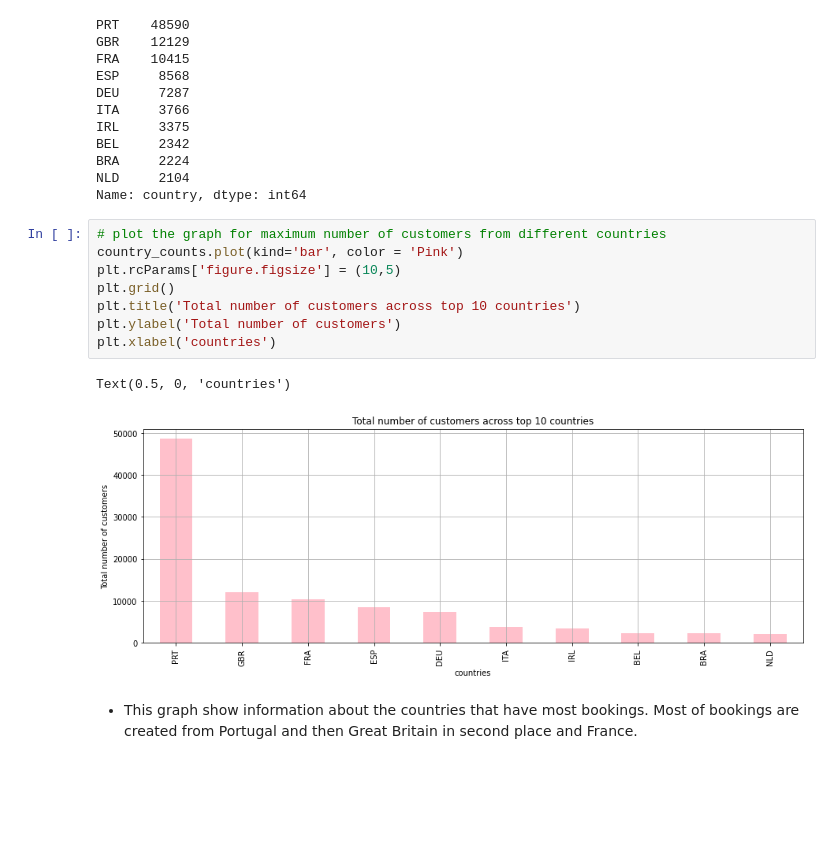
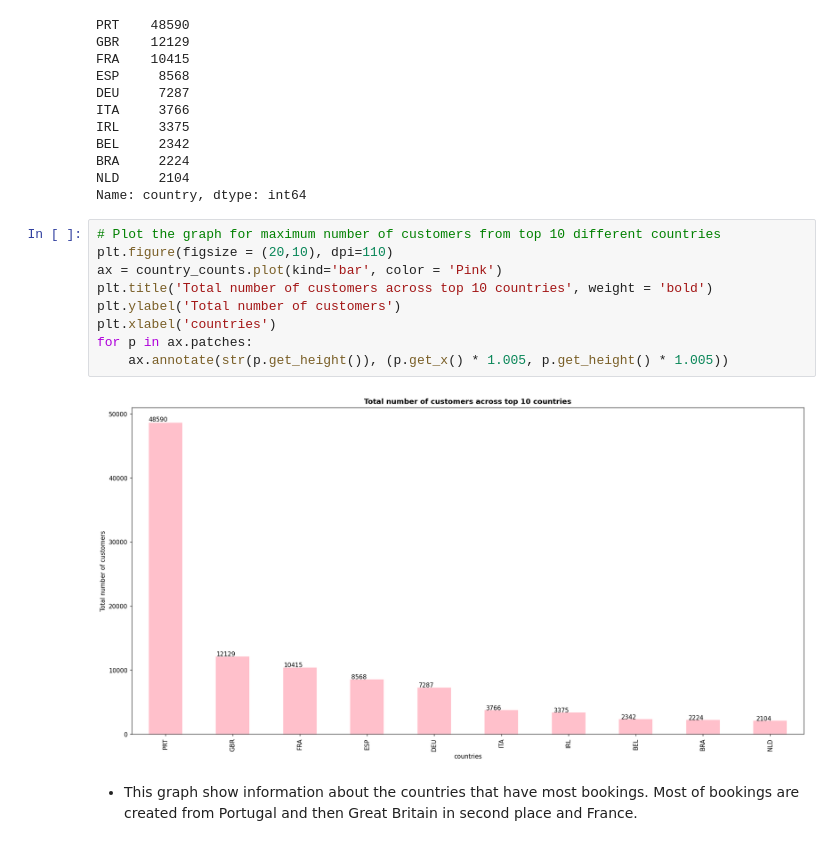
Before and after one commit to Animesh227/Hotel-Booking-Analysis, a Jupyter notebook: Hotel_Booking_Analysis_Capstone_Project_Animesh_Chakraborty.ipynb, the cells around one changed output. Cells and saved outputs as stored; diff of their text form; blank space fills up the shorter version.

```diff
--- a/Hotel_Booking_Analysis_Capstone_Project_Animesh_Chakraborty.ipynb
+++ b/Hotel_Booking_Analysis_Capstone_Project_Animesh_Chakraborty.ipynb
@@ -482,16 +709,16 @@ BRA     2224
 NLD     2104
 Name: country, dtype: int64
 # %%
-# plot the graph for maximum number of customers from different countries
-country_counts.plot(kind='bar', color = 'Pink')
-plt.rcParams['figure.figsize'] = (10,5)
-plt.grid()
-plt.title('Total number of customers across top 10 countries')
+# Plot the graph for maximum number of customers from top 10 different countries
+plt.figure(figsize = (20,10), dpi=110)
+ax = country_counts.plot(kind='bar', color = 'Pink')
+plt.title('Total number of customers across top 10 countries', weight = 'bold')
 plt.ylabel('Total number of customers')
 plt.xlabel('countries')
+for p in ax.patches:
+    ax.annotate(str(p.get_height()), (p.get_x() * 1.005, p.get_height() * 1.005))
 # %% [output]
-Text(0.5, 0, 'countries')
-[figure, old version]
+[figure, new version]
 # %% [markdown]
 *   This graph show information about the countries that have most bookings. Most of bookings are created from Portugal and then Great Britain in second place and France.
 # %%
```
Also changed, not shown: parts of 100 cells of this notebook.
